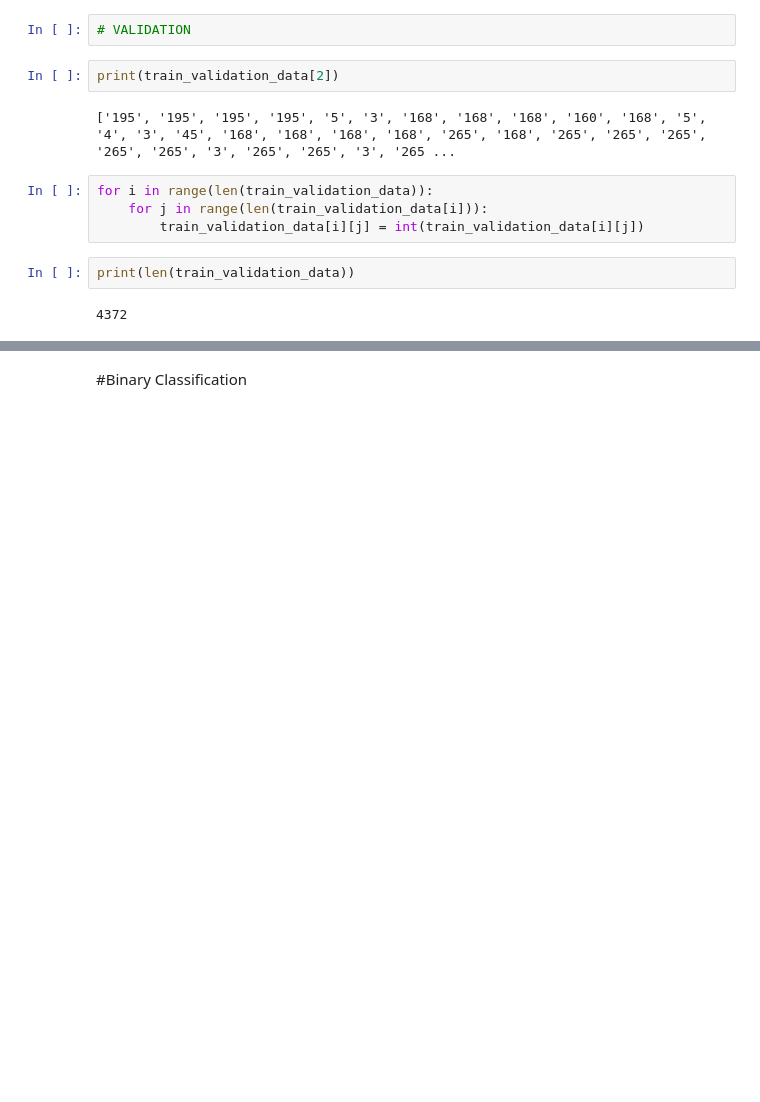
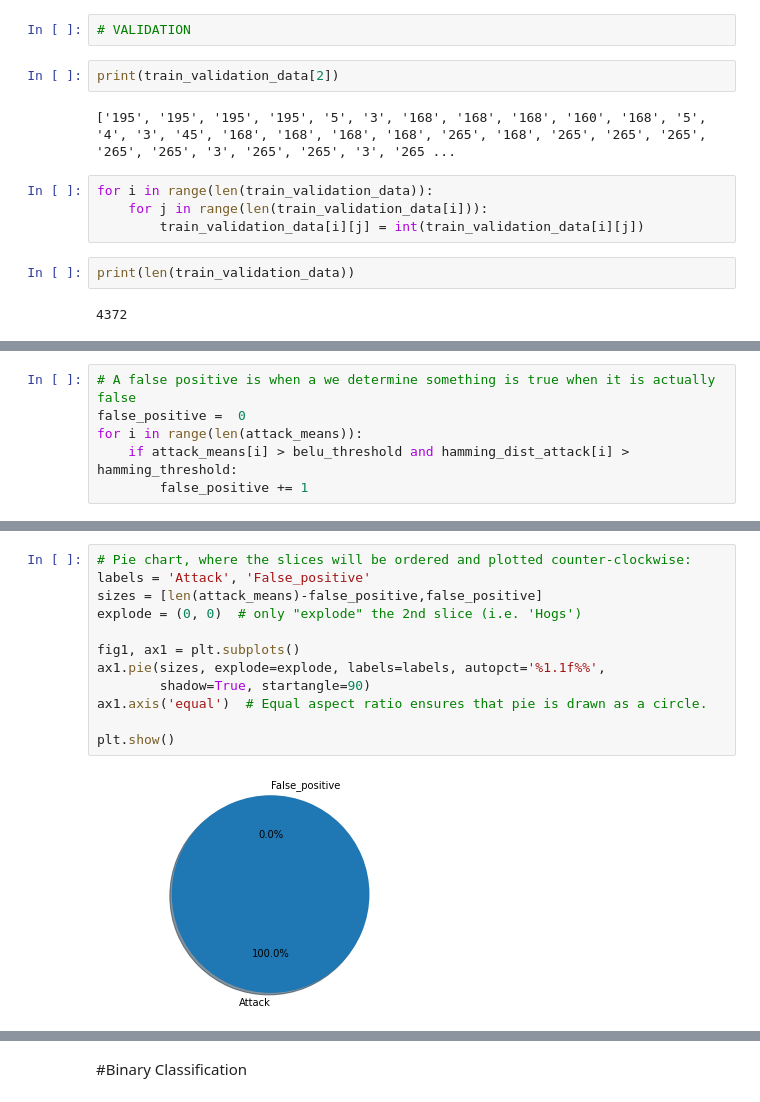
Before and after one commit to raghavmanc/COSC-4F90, a Jupyter notebook: HIDS.ipynb, the cells around one changed output, grey strips where cells are left out. Saved outputs shown, nothing was run; the diff lists cells and outputs as text; blank space fills up the shorter version.

```diff
--- a/HIDS.ipynb
+++ b/HIDS.ipynb
@@ -540,0 +559,6 @@ NameError: name 'attack_means' is not defined
+# %%
+# A false positive is when a we determine something is true when it is actually false
+false_positive =  0
+for i in range(len(attack_means)):
+    if attack_means[i] > belu_threshold and hamming_dist_attack[i] > hamming_threshold:
+        false_positive += 1
@@ -541,2 +579,16 @@ NameError: name 'attack_means' is not defined
+# %%
+# Pie chart, where the slices will be ordered and plotted counter-clockwise:
+labels = 'Attack', 'False_positive'
+sizes = [len(attack_means)-false_positive,false_positive]
+explode = (0, 0)  # only "explode" the 2nd slice (i.e. 'Hogs')
+
+fig1, ax1 = plt.subplots()
+ax1.pie(sizes, explode=explode, labels=labels, autopct='%1.1f%%',
+        shadow=True, startangle=90)
+ax1.axis('equal')  # Equal aspect ratio ensures that pie is drawn as a circle.
+
+plt.show()
+# %% [output]
+[figure, added]
 # %%
 len(means)
```
Also changed, not shown: parts of 15 cells of this notebook, 1 other file.
